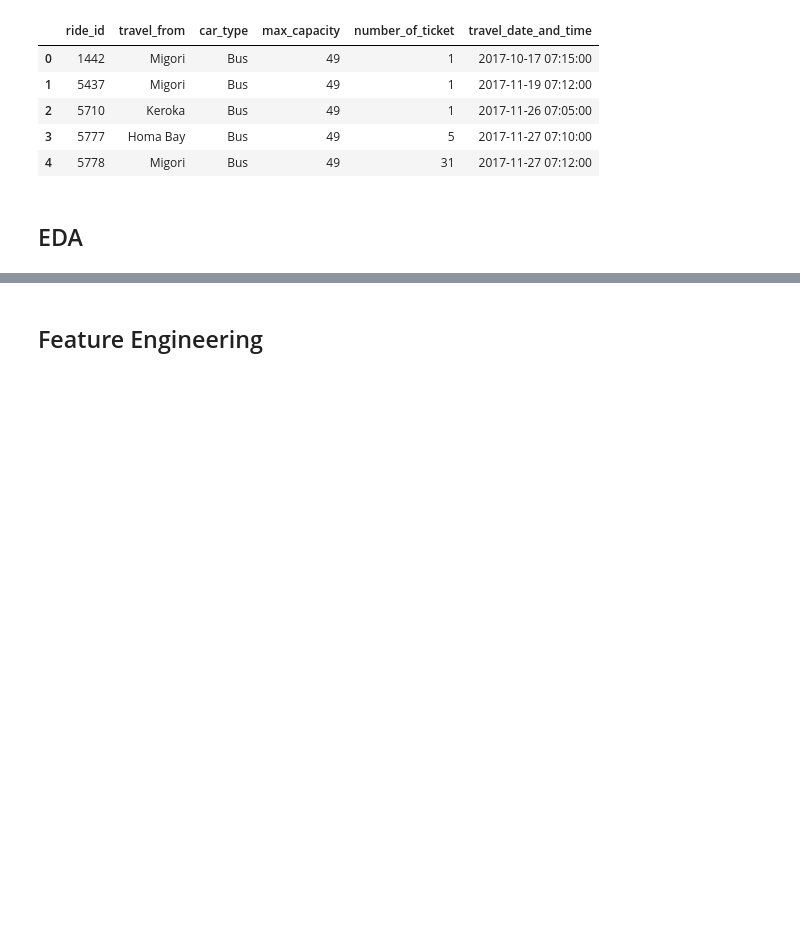
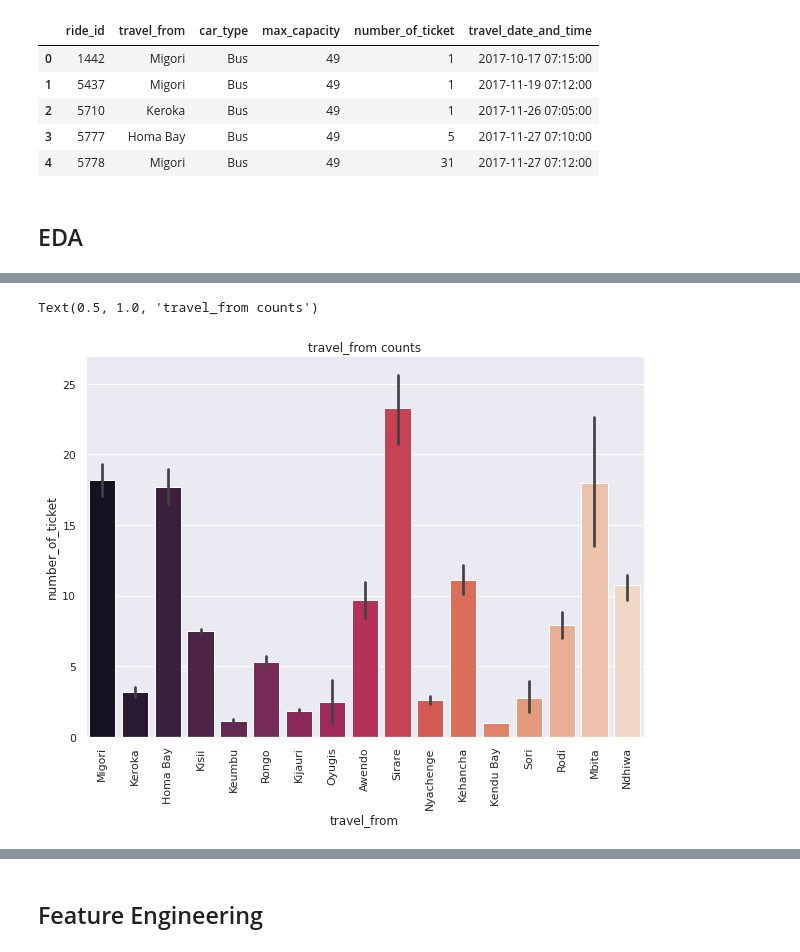
Before and after one commit to HariTarz/Transport_Demand_Prediction, a Jupyter notebook: Demand_Prediction_for_Public_Transport_Capstone_Project.ipynb, the cells around one changed output, grey strips where cells are left out. Saved outputs shown, nothing was run; the diff lists cells and outputs as text; code cells hidden in the pictures; blank space fills up the shorter version.

```diff
--- a/Demand_Prediction_for_Public_Transport_Capstone_Project.ipynb
+++ b/Demand_Prediction_for_Public_Transport_Capstone_Project.ipynb
@@ -185,0 +199,12 @@ df.head()
+# %%
+fig = plt.figure(figsize=(10,7))
+ax = fig.gca()
+sns.barplot(x="travel_from", y="number_of_ticket", data=df, palette= 'rocket')
+sns.set_theme(style='darkgrid')
+plt.xticks(rotation=90)
+# ax.set_xlabel('travel_from')
+# ax.set_ylabel('Frequency')
+ax.set_title('travel_from counts')
+# %% [output]
+Text(0.5, 1.0, 'travel_from counts')
+[figure, added]
```
Also changed, not shown: parts of 38 cells of this notebook.
